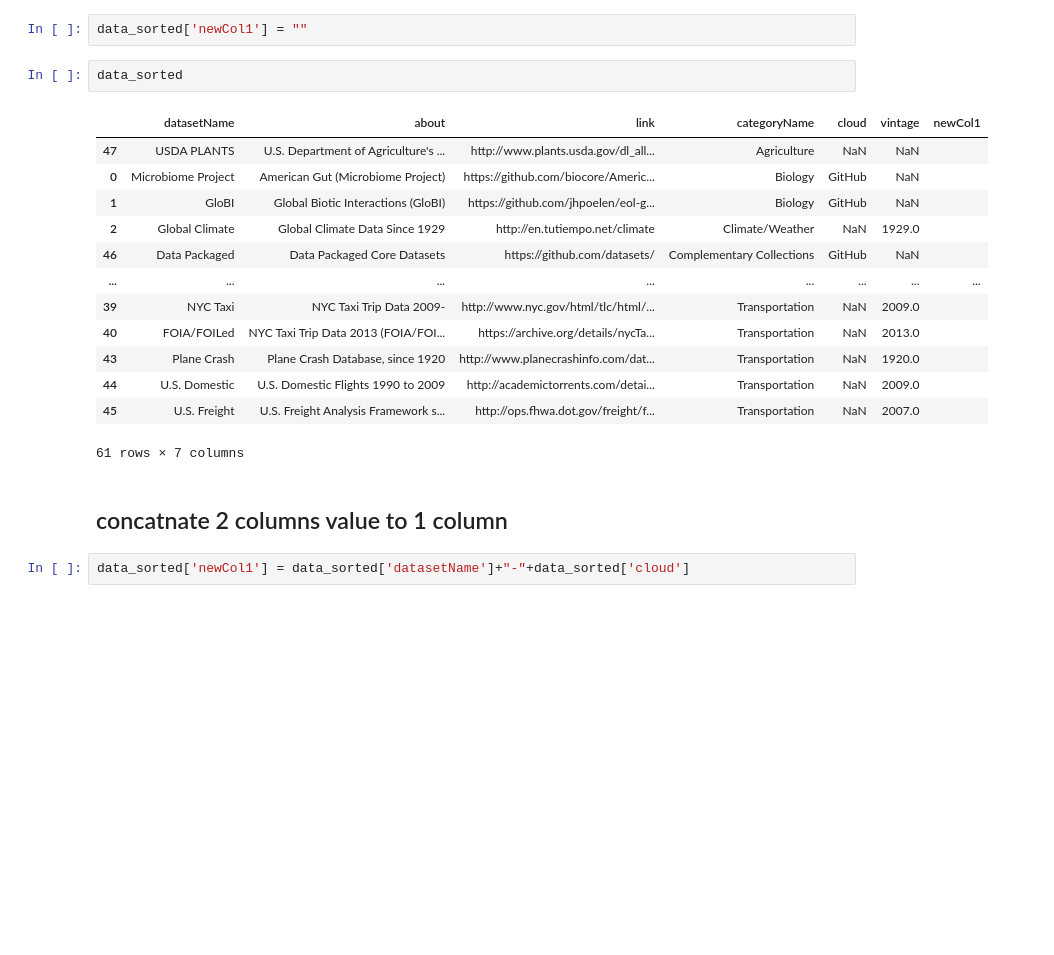
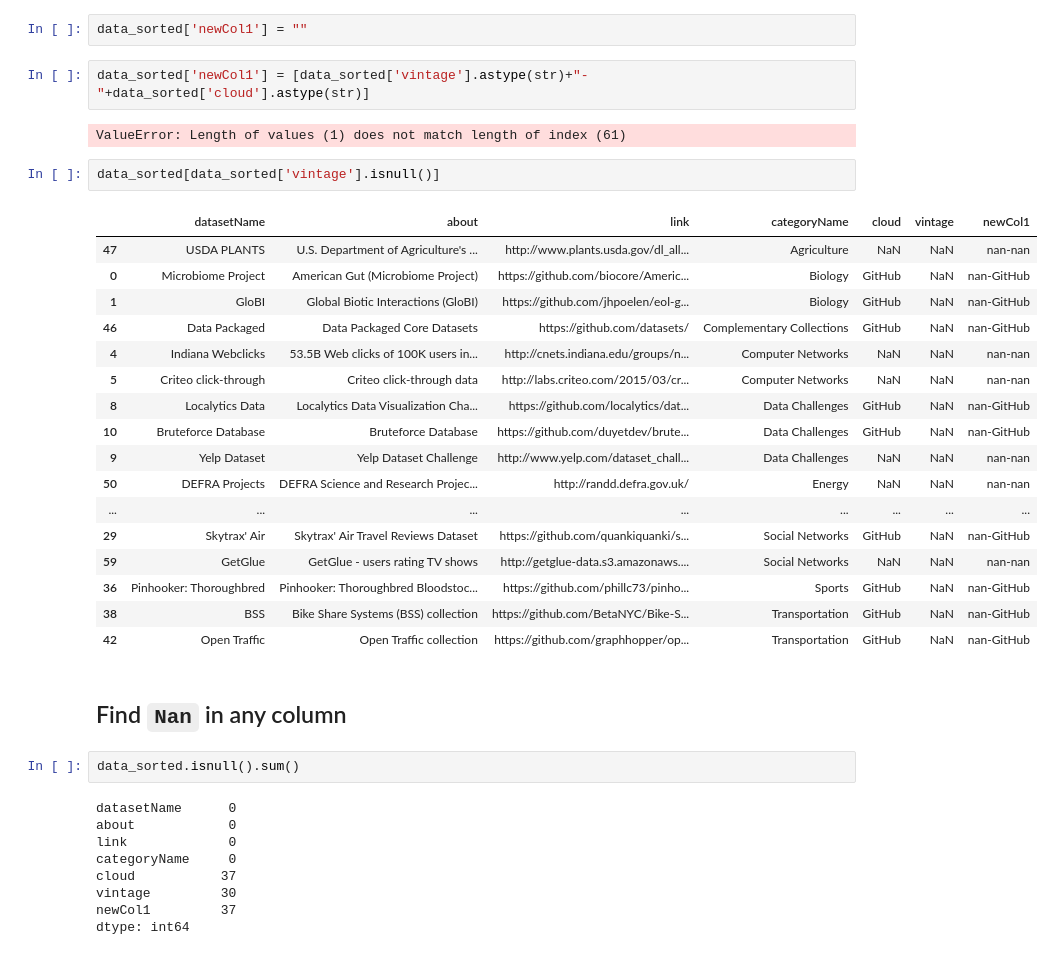
Before and after one commit to rickey-alok/Data-Analyst-project-IBM, a Jupyter notebook: Day_1.ipynb, the cells around one changed output. Drawn from its saved outputs; the diff is of its cells as text; blank space fills up the shorter version.

```diff
--- a/Day_1.ipynb
+++ b/Day_1.ipynb
@@ -191,23 +204,40 @@ data_sorted
 ## insert a new column
 # %%
 data_sorted['newCol1'] = ""
+# %%
+data_sorted['newCol1'] = [data_sorted['vintage'].astype(str)+"-"+data_sorted['cloud'].astype(str)]
+# %% [output]
+ValueError: Length of values (1) does not match length of index (61)
+# %%
+data_sorted[data_sorted['vintage'].isnull()]
+# %% [output]
+|  | datasetName | about | link | categoryName | cloud | vintage | newCol1 |
+| 47 | USDA PLANTS | U.S. Department of Agriculture's ... | http://www.plants.usda.gov/dl_all... | Agriculture | NaN | NaN | nan-nan |
+| 0 | Microbiome Project | American Gut (Microbiome Project) | https://github.com/biocore/Americ... | Biology | GitHub | NaN | nan-GitHub |
+| 1 | GloBI | Global Biotic Interactions (GloBI) | https://github.com/jhpoelen/eol-g... | Biology | GitHub | NaN | nan-GitHub |
+| 46 | Data Packaged | Data Packaged Core Datasets | https://github.com/datasets/ | Complementary Collections | GitHub | NaN | nan-GitHub |
+| 4 | Indiana Webclicks | 53.5B Web clicks of 100K users in... | http://cnets.indiana.edu/groups/n... | Computer Networks | NaN | NaN | nan-nan |
+| 5 | Criteo click-through | Criteo click-through data | http://labs.criteo.com/2015/03/cr... | Computer Networks | NaN | NaN | nan-nan |
+| 8 | Localytics Data | Localytics Data Visualization Cha... | https://github.com/localytics/dat... | Data Challenges | GitHub | NaN | nan-GitHub |
+| 10 | Bruteforce Database | Bruteforce Database | https://github.com/duyetdev/brute... | Data Challenges | GitHub | NaN | nan-GitHub |
+| 9 | Yelp Dataset | Yelp Dataset Challenge | http://www.yelp.com/dataset_chall... | Data Challenges | NaN | NaN | nan-nan |
+| 50 | DEFRA Projects | DEFRA Science and Research Projec... | http://randd.defra.gov.uk/ | Energy | NaN | NaN | nan-nan |
+| ... | ... | ... | ... | ... | ... | ... | ... |
+| 29 | Skytrax' Air | Skytrax' Air Travel Reviews Dataset | https://github.com/quankiquanki/s... | Social Networks | GitHub | NaN | nan-GitHub |
+| 59 | GetGlue | GetGlue - users rating TV shows | http://getglue-data.s3.amazonaws.... | Social Networks | NaN | NaN | nan-nan |
+| 36 | Pinhooker: Thoroughbred | Pinhooker: Thoroughbred Bloodstoc... | https://github.com/phillc73/pinho... | Sports | GitHub | NaN | nan-GitHub |
+| 38 | BSS | Bike Share Systems (BSS) collection | https://github.com/BetaNYC/Bike-S... | Transportation | GitHub | NaN | nan-GitHub |
+| 42 | Open Traffic | Open Traffic collection | https://github.com/graphhopper/op... | Transportation | GitHub | NaN | nan-GitHub |
+# %% [markdown]
+## Find `Nan` in any column
 # %%
-data_sorted
+data_sorted.isnull().sum()
 # %% [output]
-|  | datasetName | about | link | categoryName | cloud | vintage | newCol1 |
-| 47 | USDA PLANTS | U.S. Department of Agriculture's ... | http://www.plants.usda.gov/dl_all... | Agriculture | NaN | NaN |  |
-| 0 | Microbiome Project | American Gut (Microbiome Project) | https://github.com/biocore/Americ... | Biology | GitHub | NaN |  |
-| 1 | GloBI | Global Biotic Interactions (GloBI) | https://github.com/jhpoelen/eol-g... | Biology | GitHub | NaN |  |
-| 2 | Global Climate | Global Climate Data Since 1929 | http://en.tutiempo.net/climate | Climate/Weather | NaN | 1929.0 |  |
-| 46 | Data Packaged | Data Packaged Core Datasets | https://github.com/datasets/ | Complementary Collections | GitHub | NaN |  |
-| ... | ... | ... | ... | ... | ... | ... | ... |
-| 39 | NYC Taxi | NYC Taxi Trip Data 2009- | http://www.nyc.gov/html/tlc/html/... | Transportation | NaN | 2009.0 |  |
-| 40 | FOIA/FOILed | NYC Taxi Trip Data 2013 (FOIA/FOI... | https://archive.org/details/nycTa... | Transportation | NaN | 2013.0 |  |
-| 43 | Plane Crash | Plane Crash Database, since 1920 | http://www.planecrashinfo.com/dat... | Transportation | NaN | 1920.0 |  |
-| 44 | U.S. Domestic | U.S. Domestic Flights 1990 to 2009 | http://academictorrents.com/detai... | Transportation | NaN | 2009.0 |  |
-| 45 | U.S. Freight | U.S. Freight Analysis Framework s... | http://ops.fhwa.dot.gov/freight/f... | Transportation | NaN | 2007.0 |  |
-61 rows × 7 columns
+datasetName      0
+about            0
+link             0
+categoryName     0
+cloud           37
+vintage         30
+newCol1         37
+dtype: int64
-# %% [markdown]
-## concatnate 2 columns value to 1 column
-# %%
-data_sorted['newCol1'] = data_sorted['datasetName']+"-"+data_sorted['cloud']
```
Also changed, not shown: parts of 7 cells of this notebook.
